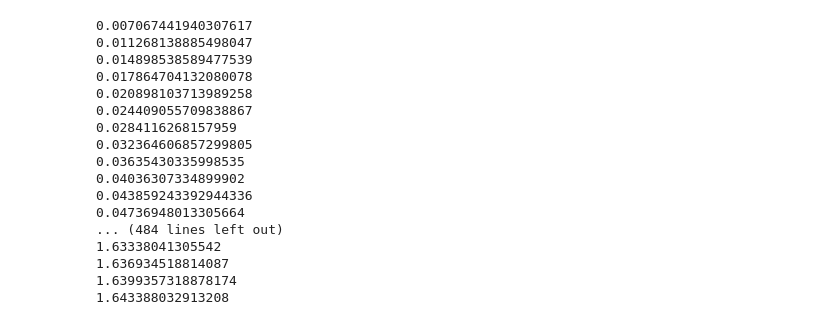
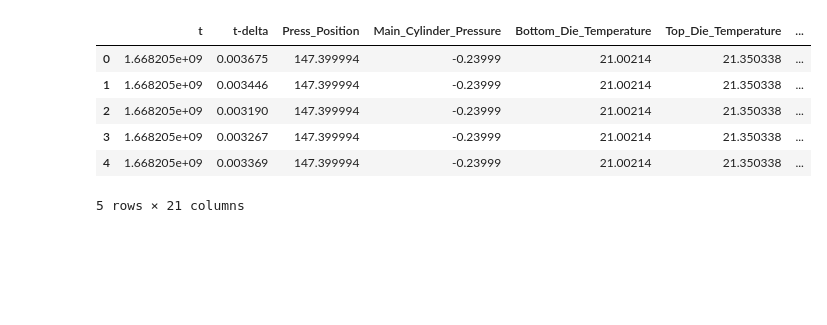
Before and after one commit to nmis-group/digf-zone-i4ch, a Jupyter notebook: connectivity/00--initial.ipynb, the cells around one changed output. Drawn from its saved outputs; the diff is of its cells as text; code cells hidden in the pictures; blank space fills up the shorter version.

```diff
--- a/connectivity/00--initial.ipynb
+++ b/connectivity/00--initial.ipynb
@@ -67,26 +84,23 @@ node_vals
 # %%
-start = time.time()
-i = 0
-while i < 500:
+# sample opcua client and evaluate time taken to parse each sample
+sample_num = 0
+num_samples = 50000
+
+while sample_num < num_samples:
+    start = time.time()
     node_vals = client.get_values(nodeid_ua)
     stop = time.time()
-    print(stop-start)
-    i = i+1
+    node_vals.insert(0, stop-start)
+    node_vals.insert(0, start)
+    df.loc[len(df)] = node_vals
+    sample_num +=1
+
+df.head()
 # %% [output]
+|  | t | t-delta | Press_Position | Main_Cylinder_Pressure | Bottom_Die_Temperature | Top_Die_Temperature | ... |
+| 0 | 1.668205e+09 | 0.003675 | 147.399994 | -0.23999 | 21.00214 | 21.350338 | ... |
+| 1 | 1.668205e+09 | 0.003446 | 147.399994 | -0.23999 | 21.00214 | 21.350338 | ... |
+| 2 | 1.668205e+09 | 0.003190 | 147.399994 | -0.23999 | 21.00214 | 21.350338 | ... |
+| 3 | 1.668205e+09 | 0.003267 | 147.399994 | -0.23999 | 21.00214 | 21.350338 | ... |
+| 4 | 1.668205e+09 | 0.003369 | 147.399994 | -0.23999 | 21.00214 | 21.350338 | ... |
-0.007067441940307617
-0.011268138885498047
-0.014898538589477539
-0.017864704132080078
-0.020898103713989258
-0.024409055709838867
-0.0284116268157959
-0.032364606857299805
-0.03635430335998535
-0.04036307334899902
-0.043859243392944336
-0.04736948013305664
-... (484 lines left out)
-1.63338041305542
-1.636934518814087
-1.6399357318878174
-1.643388032913208
+5 rows × 21 columns
```
Also changed, not shown: parts of 13 cells of this notebook.
